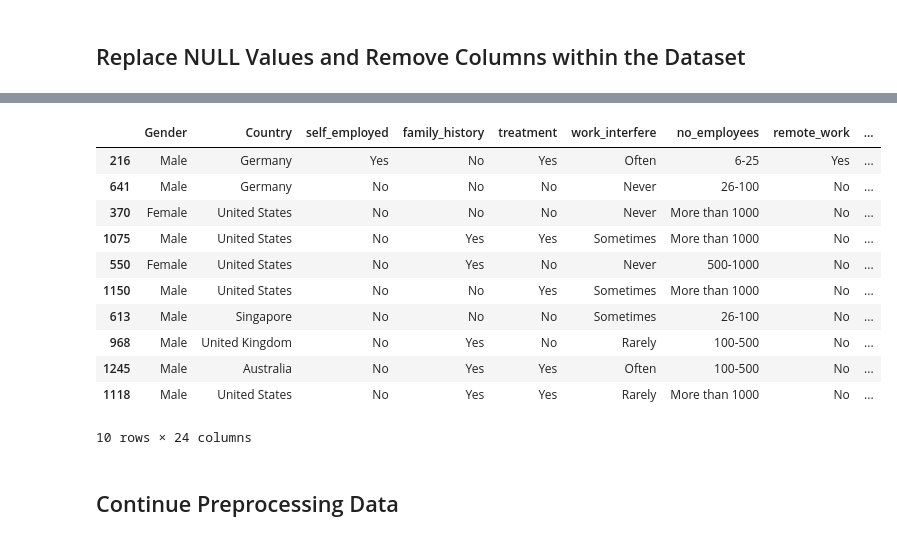
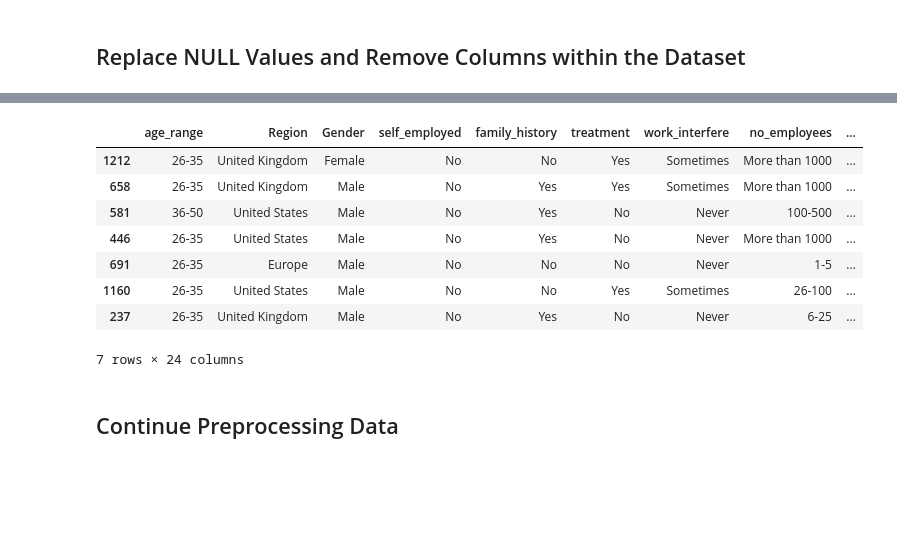
Before and after one commit to ruchichandrawal/Project_4, a Jupyter notebook: test_steve/survey_data_cleaned.ipynb, the cells around one changed output, grey strips where cells are left out. Saved outputs shown, nothing was run; the diff lists cells and outputs as text; code cells hidden in the pictures; blank space fills up the shorter version.

Commit message:
regions added

```diff
--- a/test_steve/survey_data_cleaned.ipynb
+++ b/test_steve/survey_data_cleaned.ipynb
@@ -216,12 +320,17 @@ gender_column
+# %%
+# Reorder columns to place 'age_range' and 'Region' as the first & second columns
+survey_df = survey_df[['age_range', 'Region'] + [col for col in survey_df.columns if col != 'age_range' and col != 'Region']]
 # %% [markdown]
 ## Replace NULL Values and Remove Columns within the Dataset
 # %%
 # Dropping 'comments' column due to limited value-added data and droppint 'Timestamp' because the entire dataset is for 2014
 # Adding option to drop 'state' to look at the dataset globally and due to the NaN values -- can comment out and rerun
 # Adding option to drop 'Age' to view new age ranges column only -- can comment out and rerun
+# Adding option to drop 'Country' to focus on new region column only -- can comment out and rerun
 survey_df.drop(columns=['comments', 'Timestamp'], inplace=True)
 survey_df.drop(columns=['state'], inplace=True)
 survey_df.drop(columns=['Age'], inplace=True)
+survey_df.drop(columns=['Country'], inplace=True)
 # %%
 # Replacing the NaN in the 'self_employed' and 'work_interfere' to a 'no' answer, assuming a non-answer means "No".
 survey_df = survey_df.fillna({'self_employed': 'No',
@@ -248,19 +357,16 @@ dtypes: category(1), object(23)
 memory usage: 227.9+ KB
 # %%
 # Review random sampling of updated DataFrame
-survey_df.sample(10)
+survey_df.sample(7)
 # %% [output]
-|  | Gender | Country | self_employed | family_history | treatment | work_interfere | no_employees | remote_work | ... |
-| 216 | Male | Germany | Yes | No | Yes | Often | 6-25 | Yes | ... |
-| 641 | Male | Germany | No | No | No | Never | 26-100 | No | ... |
-| 370 | Female | United States | No | No | No | Never | More than 1000 | No | ... |
-| 1075 | Male | United States | No | Yes | Yes | Sometimes | More than 1000 | No | ... |
-| 550 | Female | United States | No | Yes | No | Never | 500-1000 | No | ... |
-| 1150 | Male | United States | No | No | Yes | Sometimes | More than 1000 | No | ... |
-| 613 | Male | Singapore | No | No | No | Sometimes | 26-100 | No | ... |
-| 968 | Male | United Kingdom | No | Yes | No | Rarely | 100-500 | No | ... |
-| 1245 | Male | Australia | No | Yes | Yes | Often | 100-500 | No | ... |
-| 1118 | Male | United States | No | Yes | Yes | Rarely | More than 1000 | No | ... |
+|  | age_range | Region | Gender | self_employed | family_history | treatment | work_interfere | no_employees | ... |
+| 1212 | 26-35 | United Kingdom | Female | No | No | Yes | Sometimes | More than 1000 | ... |
+| 658 | 26-35 | United Kingdom | Male | No | Yes | Yes | Sometimes | More than 1000 | ... |
+| 581 | 36-50 | United States | Male | No | Yes | No | Never | 100-500 | ... |
+| 446 | 26-35 | United States | Male | No | Yes | No | Never | More than 1000 | ... |
+| 691 | 26-35 | Europe | Male | No | No | No | Never | 1-5 | ... |
+| 1160 | 26-35 | United States | Male | No | No | Yes | Sometimes | 26-100 | ... |
+| 237 | 26-35 | United Kingdom | Male | No | Yes | No | Never | 6-25 | ... |
-10 rows × 24 columns
+7 rows × 24 columns
 # %% [markdown]
 ## Continue Preprocessing Data
```
Also changed, not shown: parts of 5 cells of this notebook, 2 other files.
